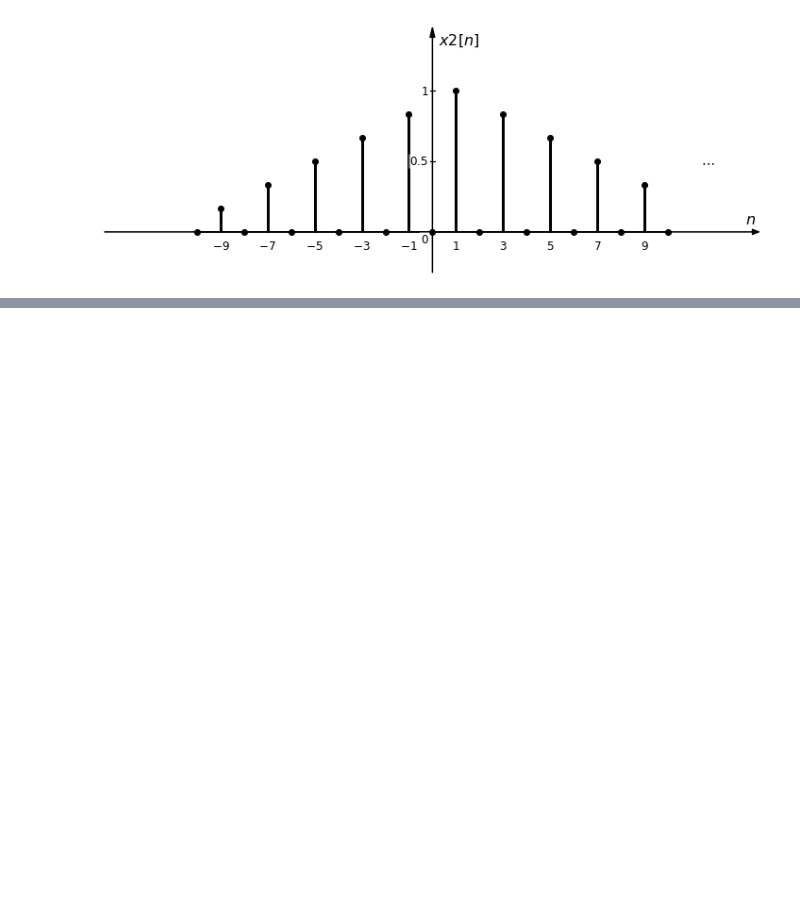
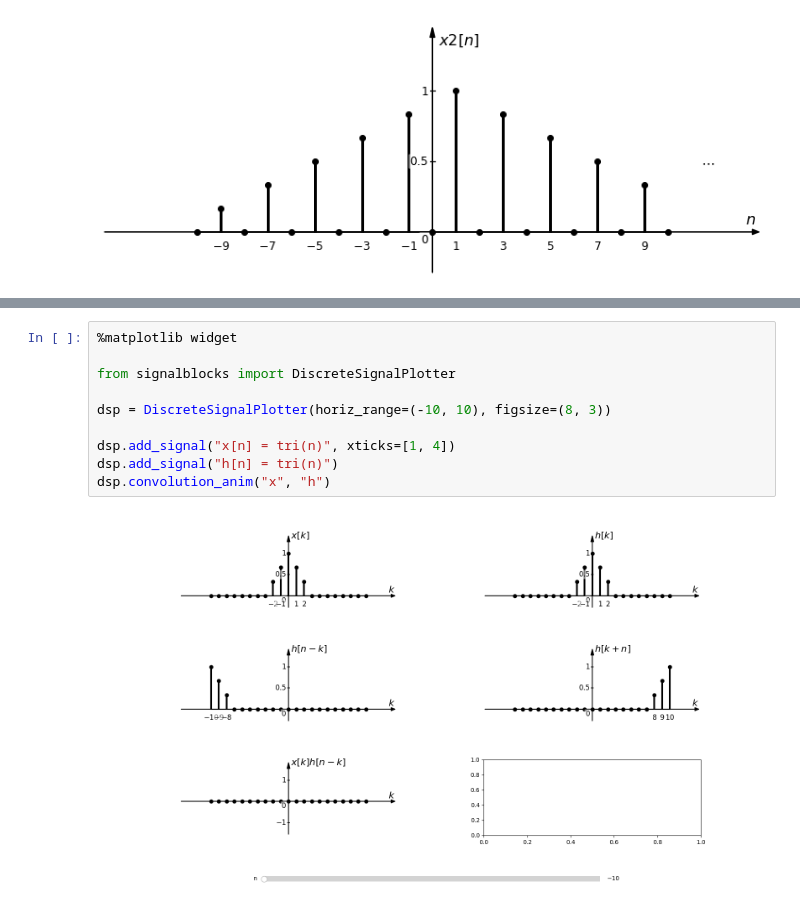
Before and after one commit to miguelmartfern/BlockDiagrams, a Jupyter notebook: docs/notebooks/discrete_signal_examples.ipynb, the cells around one changed output, grey strips where cells are left out. Saved outputs shown, nothing was run; the diff lists cells and outputs as text; blank space fills up the shorter version.

```diff
--- a/docs/notebooks/discrete_signal_examples.ipynb
+++ b/docs/notebooks/discrete_signal_examples.ipynb
@@ -143,0 +163,12 @@ dsp.plot("x2")
+# %%
+%matplotlib widget
+
+from signalblocks import DiscreteSignalPlotter
+
+dsp = DiscreteSignalPlotter(horiz_range=(-10, 10), figsize=(8, 3))
+
+dsp.add_signal("x[n] = tri(n)", xticks=[1, 4])
+dsp.add_signal("h[n] = tri(n)")
+dsp.convolution_anim("x", "h")
+# %% [output]
+[figure, added]
```
Also changed, not shown: parts of 1 cell of this notebook, 2 other files.
